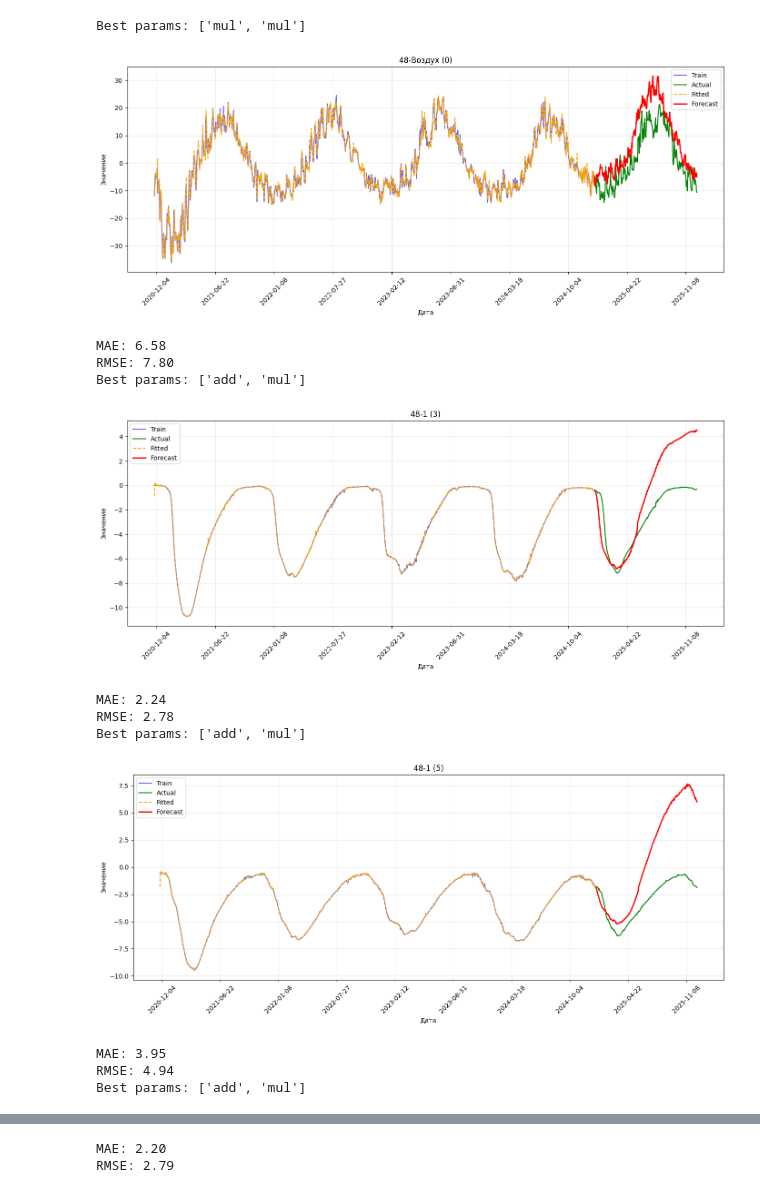
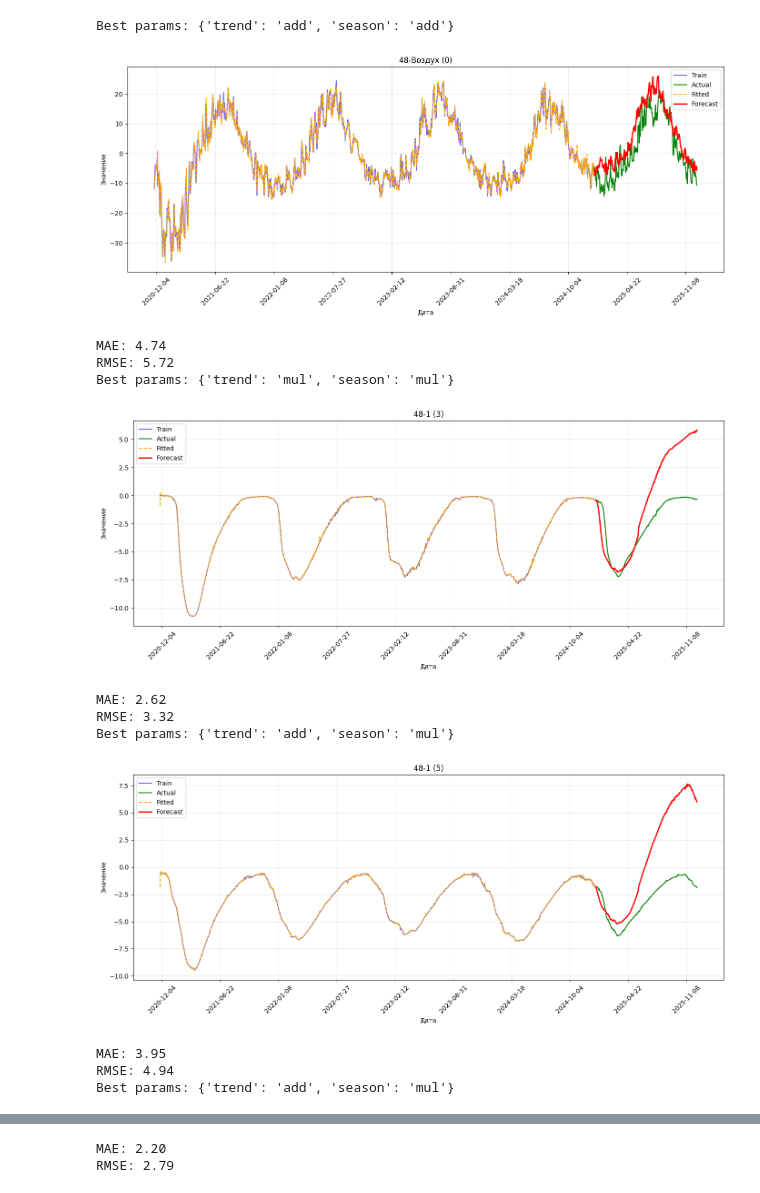
Before and after one commit to mefodyvaulin/ml-salekhard, a Jupyter notebook: exponential_smoothing/es.ipynb, the cells around one changed output, grey strips where cells are left out. Cells and saved outputs as stored; diff of their text form; code cells hidden in the pictures.

```diff
--- a/exponential_smoothing/es.ipynb
+++ b/exponential_smoothing/es.ipynb
@@ -42,59 +60,53 @@ X = data
 # %%
-def grid_search(train_shifted, test):
+def grid_search(train_shifted):
     best_score = 10e9
-    best_models = None
     best_params = None
-
+    seasonal_periods = 365
     for trend in ["add", "mul"]:
         for season in ["add", "mul"]:
-            es = ExponentialSmoothing(
+            mse_cv = cv(train_shifted, seasonal_periods, trend, season)
+            if mse_cv < best_score:
+                best_params = {"trend": trend, "season": season}
+                best_score = mse_cv
+
+    print(f"Best params: {best_params} ")
+    return ExponentialSmoothing(
                 train_shifted,
                 seasonal_periods=365,
-                trend=trend,
-                seasonal=season,
+                trend=best_params["trend"],
+                seasonal=best_params["season"],
                 initialization_method="heuristic",
             ).fit()
-
-        pred = es.forecast(test_size) - shift
-        mse = mean_squared_error(test, pred)
-        if mse < best_score:
-            best_params = [trend, season]
-            best_score = mse
-            best_models = es
-
-    print(f"Best params: {best_params} ")
-    return best_models
 # %%
 from statsmodels.tsa.holtwinters import ExponentialSmoothing
 
 date = pd.to_datetime(data['Дата'])
 
 test_size = len(data[data['Год'] == 2025])
 train_size = len(data) - test_size
-
-for hole in ['48-Воздух (0)','48-1 (3)', '48-1 (5)', '48-1 (10)']:
+for hole in ['48-Воздух (0)', '48-1 (3)', '48-1 (5)', '48-1 (10)']:
     shift = np.abs(np.min(X[hole][:train_size])) + 1
     train, test = X[hole][:train_size], X[hole][train_size:]
     train_shifted = train + shift
-    es = grid_search(train_shifted, test)
+    es = grid_search(train_shifted)
     fitted = es.fittedvalues - shift
     forecast = es.forecast(test_size) - shift
     plot_forecast(train, test, fitted, forecast, date, hole)
     print_metrics(forecast, test)
 # %% [output]
-Best params: ['mul', 'mul']
+Best params: {'trend': 'add', 'season': 'add'}
-[figure, old version]
+[figure, new version]
-MAE: 6.58
-RMSE: 7.80
-Best params: ['add', 'mul']
+MAE: 4.74
+RMSE: 5.72
+Best params: {'trend': 'mul', 'season': 'mul'}
-[figure, old version]
+[figure, new version]
-MAE: 2.24
-RMSE: 2.78
-Best params: ['add', 'mul']
+MAE: 2.62
+RMSE: 3.32
+Best params: {'trend': 'add', 'season': 'mul'}
 [figure]
 MAE: 3.95
 RMSE: 4.94
-Best params: ['add', 'mul']
+Best params: {'trend': 'add', 'season': 'mul'}
 [figure]
 MAE: 2.20
 RMSE: 2.79
```
Also changed, not shown: parts of 2 cells of this notebook.
